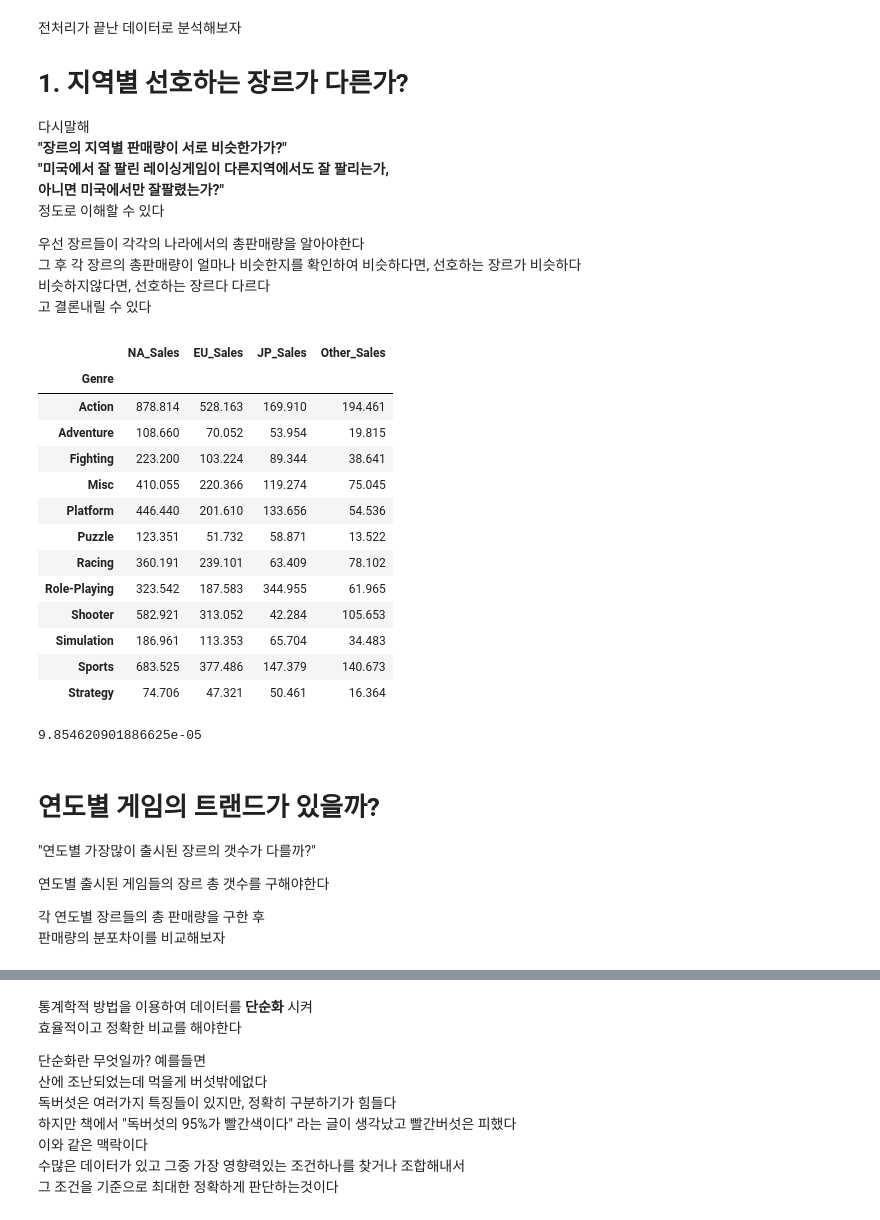
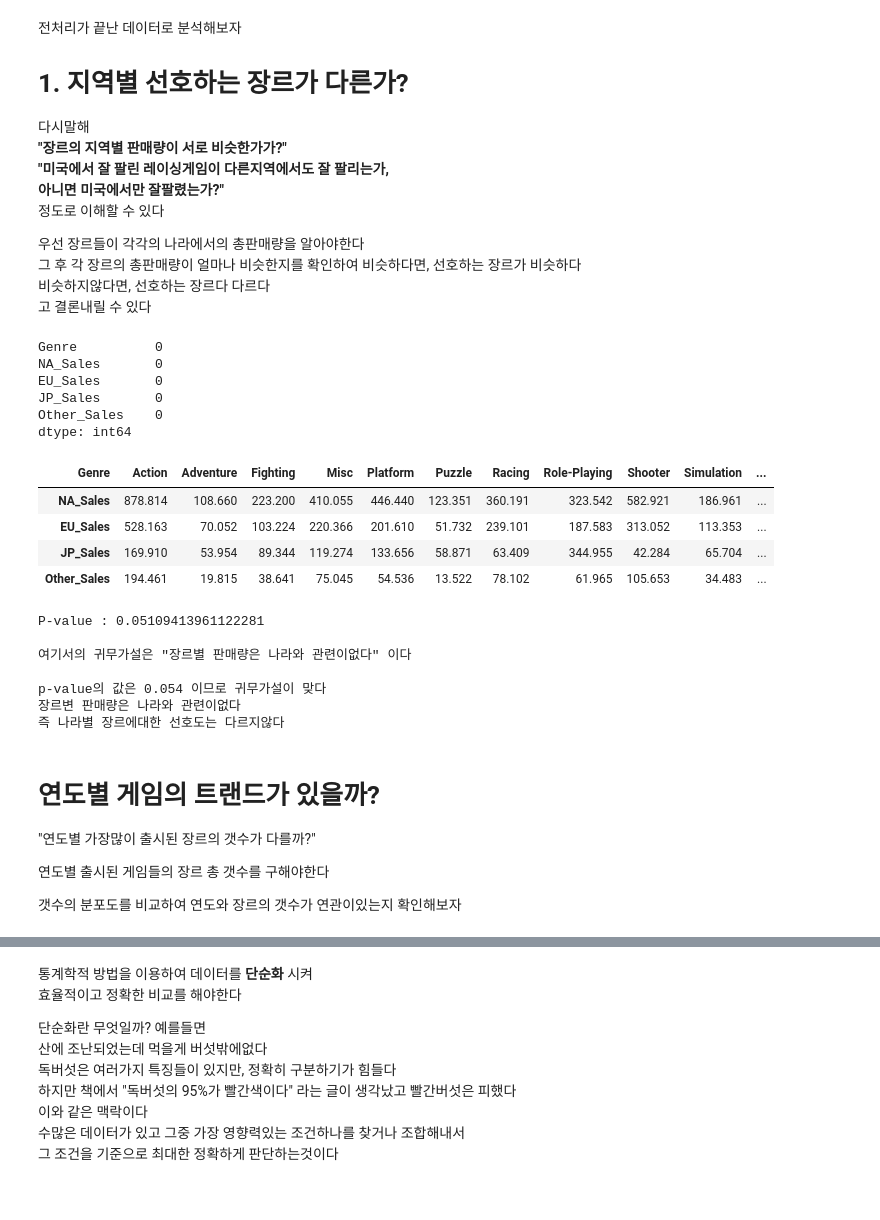
Before and after one commit to bong7233/AI_Project_1, a Jupyter notebook: AI_03_이상봉_Section1.ipynb, the cells around one changed output, grey strips where cells are left out. Saved outputs shown, nothing was run; the diff lists cells and outputs as text; code cells hidden in the pictures.

```diff
--- a/AI_03_이상봉_Section1.ipynb
+++ b/AI_03_이상봉_Section1.ipynb
@@ -109,37 +114,49 @@ dtype: int64
 비슷하다면, 선호하는 장르가 비슷하다
 비슷하지않다면, 선호하는 장르다 다르다
 고 결론내릴 수 있다
-# %%
-# 각 지역에서 장르의 총 판매량 확인
-df_genre_loc = df.groupby('Genre').sum().drop('Year',axis=1)
-df_genre_loc
-# %% [output]
-|  | NA_Sales | EU_Sales | JP_Sales | Other_Sales |
-| Genre |  |  |  |  |
-| Action | 878.814 | 528.163 | 169.910 | 194.461 |
-| Adventure | 108.660 | 70.052 | 53.954 | 19.815 |
-| Fighting | 223.200 | 103.224 | 89.344 | 38.641 |
-| Misc | 410.055 | 220.366 | 119.274 | 75.045 |
-| Platform | 446.440 | 201.610 | 133.656 | 54.536 |
-| Puzzle | 123.351 | 51.732 | 58.871 | 13.522 |
-| Racing | 360.191 | 239.101 | 63.409 | 78.102 |
-| Role-Playing | 323.542 | 187.583 | 344.955 | 61.965 |
-| Shooter | 582.921 | 313.052 | 42.284 | 105.653 |
-| Simulation | 186.961 | 113.353 | 65.704 | 34.483 |
-| Sports | 683.525 | 377.486 | 147.379 | 140.673 |
-| Strategy | 74.706 | 47.321 | 50.461 | 16.364 |
-# %%
-# H0 = 지역별 장르의 판매량 분포는 차이가없다
-
-# 각 지역별 분포를 비교하는 F-test 실시
-dff_genre_loc = f_oneway(df_genre_loc['EU_Sales'],df_genre_loc['JP_Sales'],df_genre_loc['NA_Sales'],df_genre_loc['Other_Sales'])
-print(dff_genre_loc.pvalue)
-
-# p-value 매우작음 -> H0 기각 -> 지역별 장르의 판매량 분포는 차이가 있다
-
-# 즉 지역별로 선호하는 장르가 다르다
-# %% [output]
-9.854620901886625e-05
+# %%
+# 장르와 판매량만 포함하는 df2 선언후 결측치 처리
+df2 = df
+df2 = df2.drop(['Year','Platform'],axis=1)
+df2 = df2.dropna()
+df2.isna().sum()
+# %% [output]
+Genre          0
+NA_Sales       0
+EU_Sales       0
+JP_Sales       0
+Other_Sales    0
+dtype: int64
+# %%
+# 각 지역별 판매된장르의 수를 나타내는 데이터프레임 ge_lo 선언
+ge_lo = df2.groupby('Genre').sum().T
+ge_lo
+# %% [output]
+| Genre | Action | Adventure | Fighting | Misc | Platform | Puzzle | Racing | Role-Playing | Shooter | Simulation | ... |
+| NA_Sales | 878.814 | 108.660 | 223.200 | 410.055 | 446.440 | 123.351 | 360.191 | 323.542 | 582.921 | 186.961 | ... |
+| EU_Sales | 528.163 | 70.052 | 103.224 | 220.366 | 201.610 | 51.732 | 239.101 | 187.583 | 313.052 | 113.353 | ... |
+| JP_Sales | 169.910 | 53.954 | 89.344 | 119.274 | 133.656 | 58.871 | 63.409 | 344.955 | 42.284 | 65.704 | ... |
+| Other_Sales | 194.461 | 19.815 | 38.641 | 75.045 | 54.536 | 13.522 | 78.102 | 61.965 | 105.653 | 34.483 | ... |
+# %%
+# 각 지역별 장르의 분포를 비교하는 F-test 실시
+ge_loc = f_oneway(ge_lo['Action'],ge_lo['Adventure'],ge_lo['Fighting'],ge_lo['Misc'],ge_lo['Platform'],ge_lo['Puzzle'],ge_lo['Racing'],ge_lo['Role-Playing'],ge_lo['Shooter'],ge_lo['Simulation'],ge_lo['Sports'],ge_lo['Strategy'])
+print("P-value :", ge_loc.pvalue)
+
+print("""
+여기서의 귀무가설은 "장르별 판매량은 나라와 관련이없다" 이다
+
+p-value의 값은 0.054 이므로 귀무가설이 맞다
+장르변 판매량은 나라와 관련이없다
+즉 나라별 장르에대한 선호도는 다르지않다
+""")
+# %% [output]
+P-value : 0.05109413961122281
+
+여기서의 귀무가설은 "장르별 판매량은 나라와 관련이없다" 이다
+
+p-value의 값은 0.054 이므로 귀무가설이 맞다
+장르변 판매량은 나라와 관련이없다
+즉 나라별 장르에대한 선호도는 다르지않다
 # %% [markdown]
 # 연도별 게임의 트랜드가 있을까?
 
@@ -147,5 +164,4 @@ print(dff_genre_loc.pvalue)
 
  연도별 출시된 게임들의 장르 총 갯수를 구해야한다
 
-각 연도별 장르들의 총 판매량을 구한 후
-판매량의 분포차이를 비교해보자
+갯수의 분포도를 비교하여 연도와 장르의 갯수가 연관이있는지 확인해보자
```
Also changed, not shown: parts of 5 cells of this notebook.
